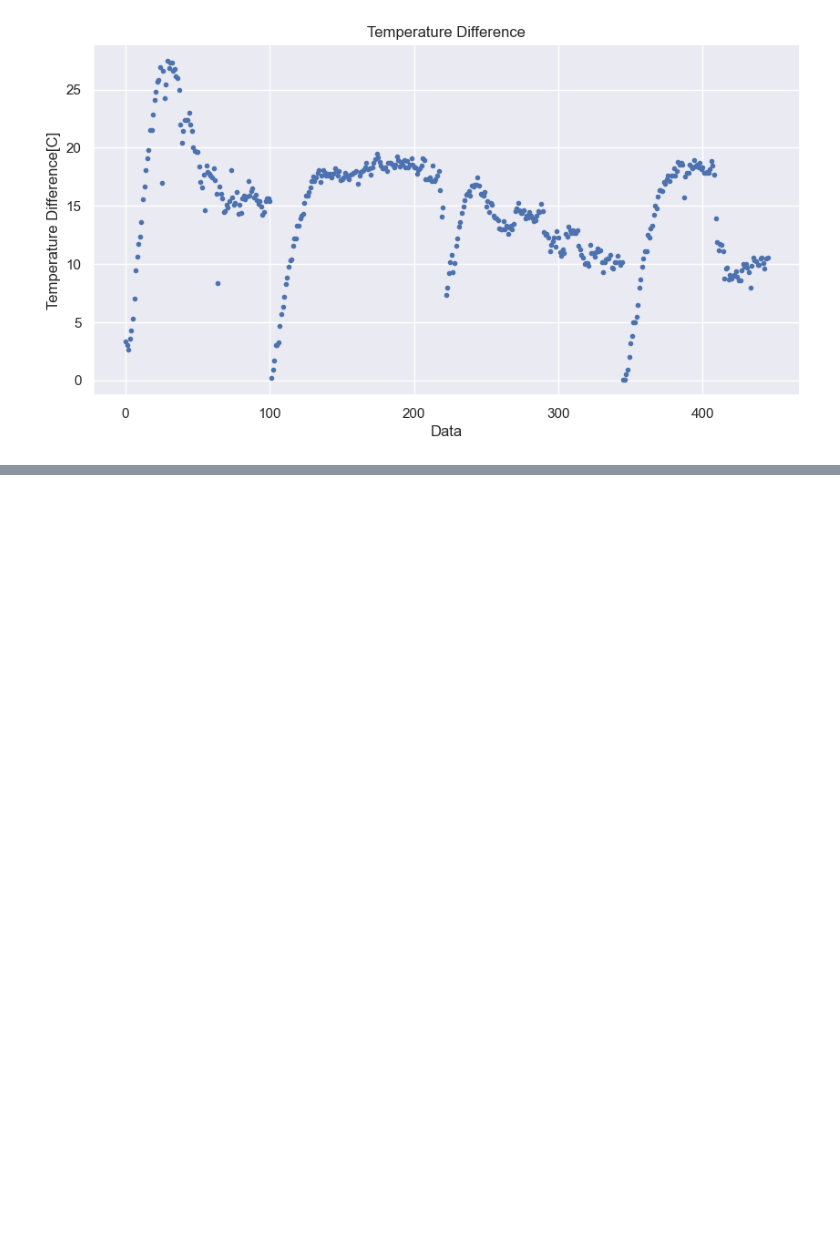
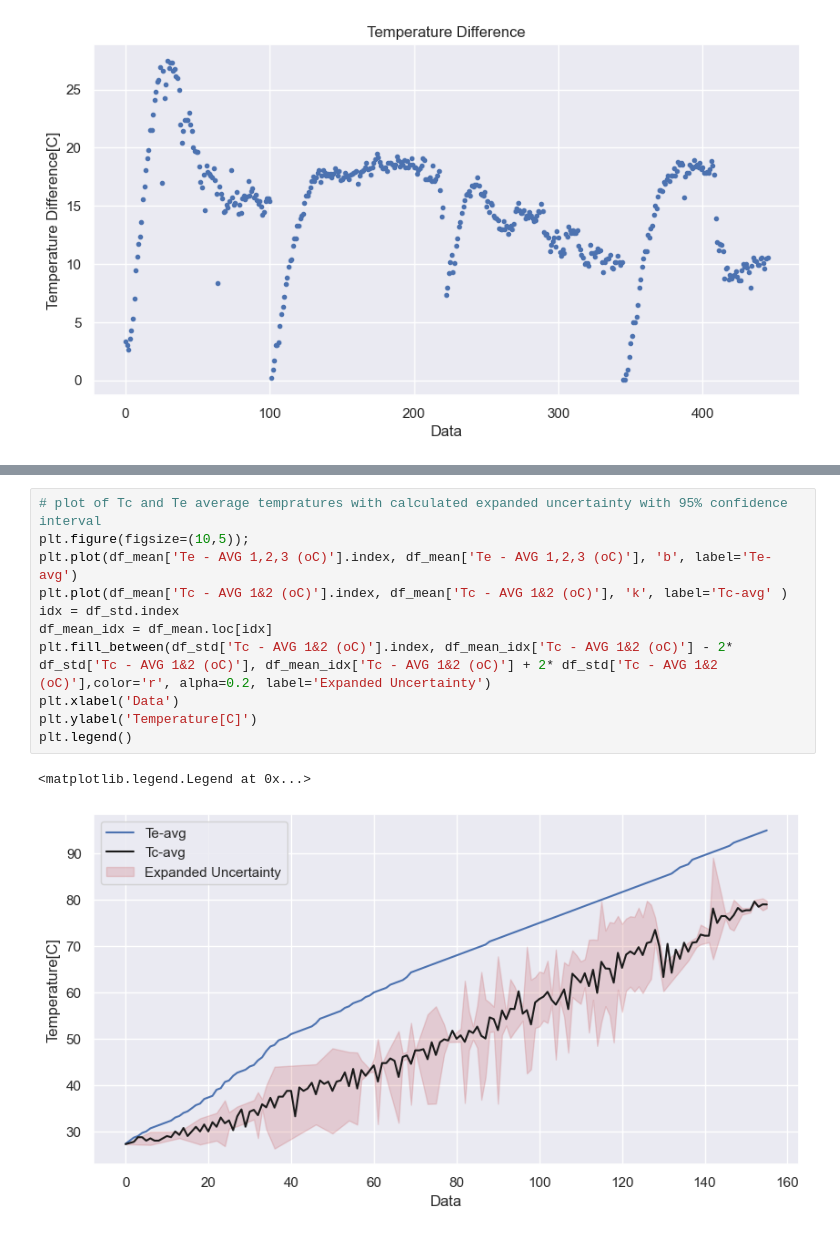
Before and after one commit to nirmalparmarphd/PulseHeatPipe, a Jupyter notebook: data_prep.ipynb, the cells around one changed output, grey strips where cells are left out. Drawn from its saved outputs; the diff is of its cells as text; blank space fills up the shorter version.

```diff
--- a/data_prep.ipynb
+++ b/data_prep.ipynb
@@ -109,0 +135,14 @@ df1.plot(style='-',
+# %%
+# plot of Tc and Te average tempratures with calculated expanded uncertainty with 95% confidence interval
+plt.figure(figsize=(10,5));
+plt.plot(df_mean['Te - AVG 1,2,3 (oC)'].index, df_mean['Te - AVG 1,2,3 (oC)'], 'b', label='Te-avg')
+plt.plot(df_mean['Tc - AVG 1&2 (oC)'].index, df_mean['Tc - AVG 1&2 (oC)'], 'k', label='Tc-avg' )
+idx = df_std.index
+df_mean_idx = df_mean.loc[idx]
+plt.fill_between(df_std['Tc - AVG 1&2 (oC)'].index, df_mean_idx['Tc - AVG 1&2 (oC)'] - 2* df_std['Tc - AVG 1&2 (oC)'], df_mean_idx['Tc - AVG 1&2 (oC)'] + 2* df_std['Tc - AVG 1&2 (oC)'],color='r', alpha=0.2, label='Expanded Uncertainty')
+plt.xlabel('Data')
+plt.ylabel('Temperature[C]')
+plt.legend()
+# %% [output]
+<matplotlib.legend.Legend at 0x...>
+[figure, added]
```
Also changed, not shown: parts of 4 cells of this notebook.
